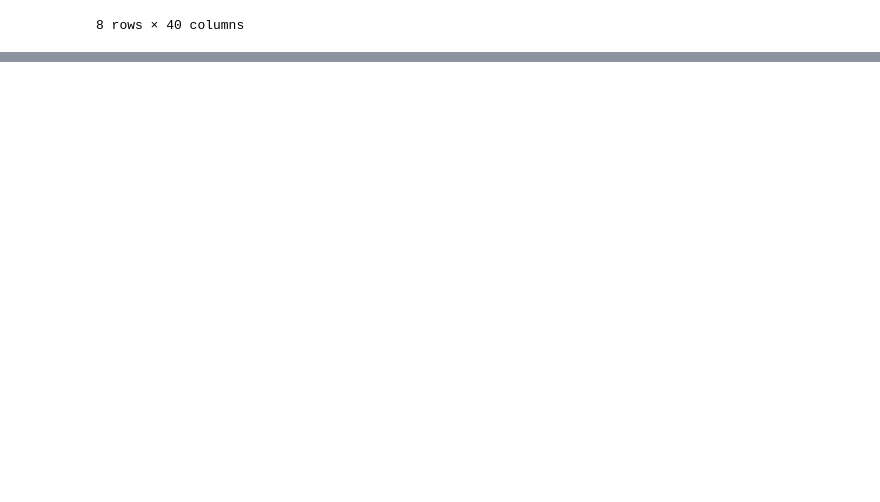
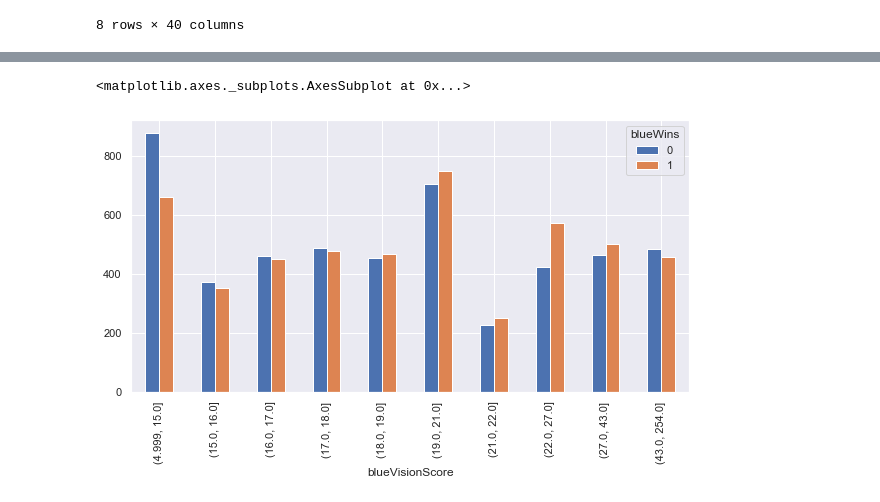
Before and after one commit to rayinforce/DA_projects, a Jupyter notebook: LoLproject-1.ipynb, the cells around one changed output, grey strips where cells are left out. Drawn from its saved outputs; the diff is of its cells as text; code cells hidden in the pictures; blank space fills up the shorter version.

```diff
--- a/LoLproject-1.ipynb
+++ b/LoLproject-1.ipynb
@@ -131,0 +135,7 @@ sns.scatterplot(x=data['blueTotalGold'],y=data['blueWins'])
+# %%
+#if it does little to KDA, how does it directly correlate to game result?
+vis_bins = pd.qcut(data['blueVisionScore'], 10)
+pd.crosstab(vis_bins, data['blueWins']).plot(kind='bar',figsize=(10,5))
+# %% [output]
+<matplotlib.axes._subplots.AxesSubplot at 0x...>
+[figure, added]
```
Also changed, not shown: parts of 32 cells of this notebook.
